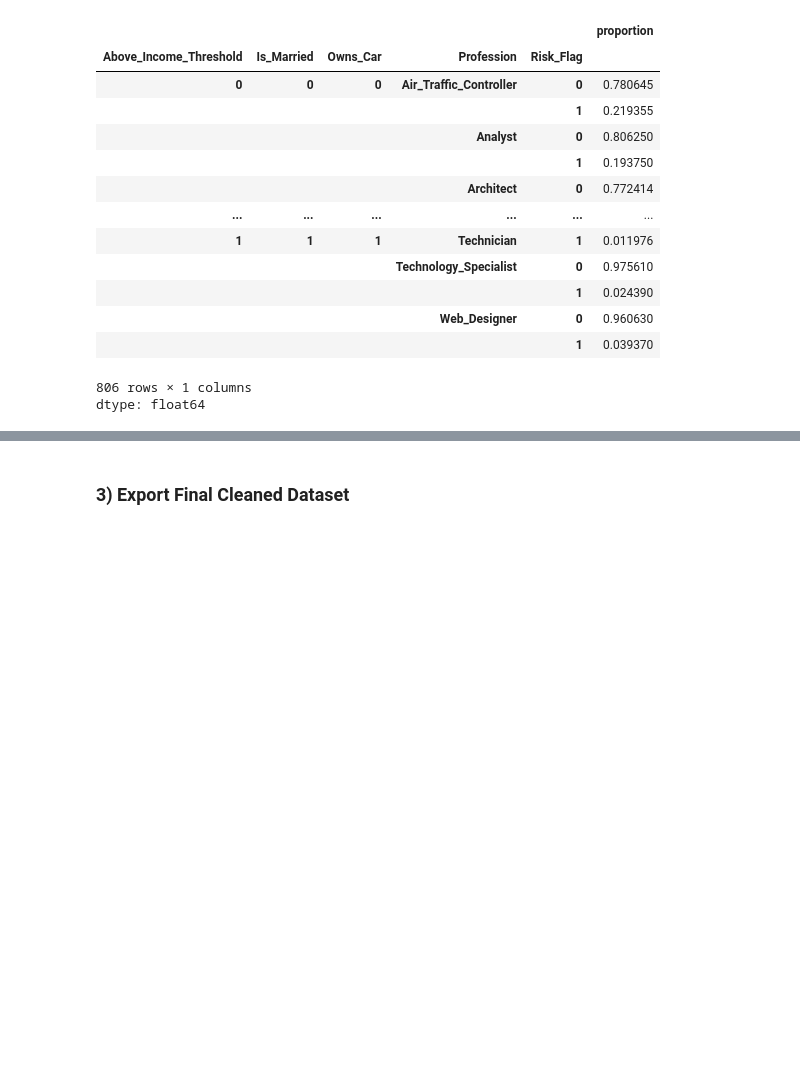
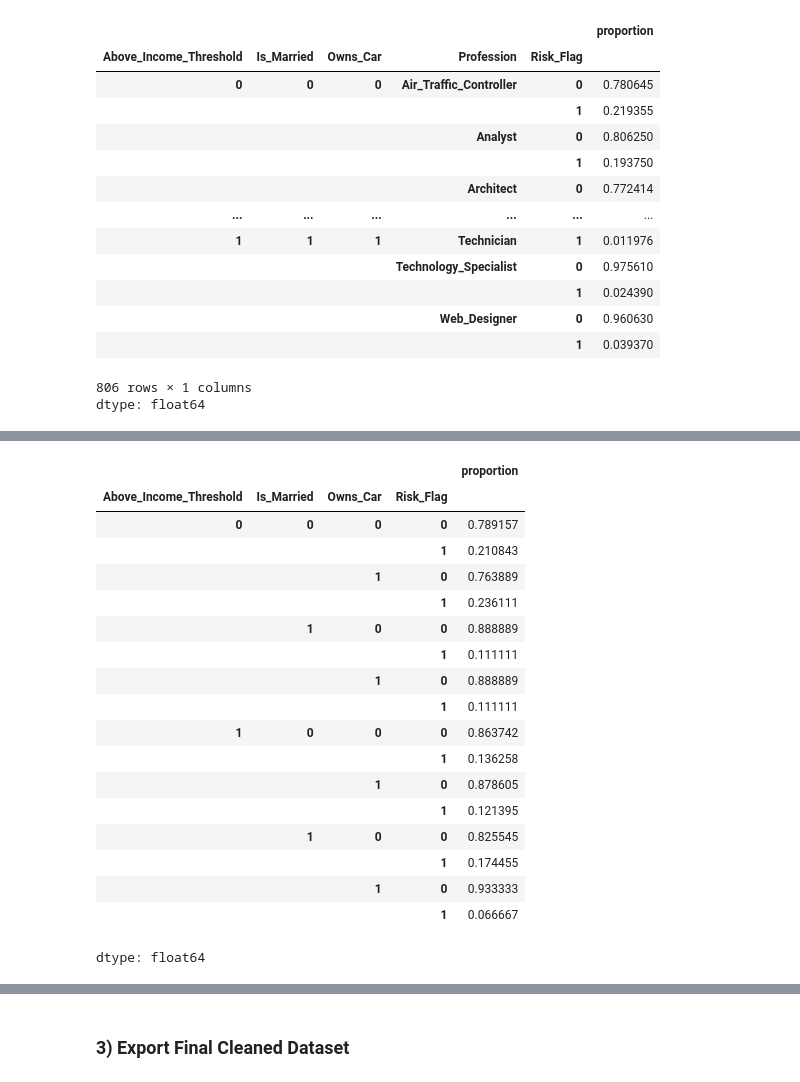
Before and after one commit to BenjaminUy/Predicting-Loan-User-Default-Risk, a Jupyter notebook: notebooks/Cleaning_&_Analysis.ipynb, the cells around one changed output, grey strips where cells are left out. Cells and saved outputs as stored; diff of their text form; code cells hidden in the pictures; blank space fills up the shorter version.

```diff
--- a/notebooks/Cleaning_&_Analysis.ipynb
+++ b/notebooks/Cleaning_&_Analysis.ipynb
@@ -711,0 +775,24 @@ KeyError: 'Risk_Flag'
+# %%
+# Let's look more closely at the loan users who are air traffic controllers
+air_traffic_group = df[df['Profession'] == 'Air_Traffic_Controller']
+air_traffic_group.groupby(['Above_Income_Threshold', 'Is_Married', 'Owns_Car'])['Risk_Flag'].value_counts(normalize=True)
+# %% [output]
+|  |  |  |  | proportion |
+| Above_Income_Threshold | Is_Married | Owns_Car | Risk_Flag |  |
+| 0 | 0 | 0 | 0 | 0.789157 |
+|  |  |  | 1 | 0.210843 |
+|  |  | 1 | 0 | 0.763889 |
+|  |  |  | 1 | 0.236111 |
+|  | 1 | 0 | 0 | 0.888889 |
+|  |  |  | 1 | 0.111111 |
+|  |  | 1 | 0 | 0.888889 |
+|  |  |  | 1 | 0.111111 |
+| 1 | 0 | 0 | 0 | 0.863742 |
+|  |  |  | 1 | 0.136258 |
+|  |  | 1 | 0 | 0.878605 |
+|  |  |  | 1 | 0.121395 |
+|  | 1 | 0 | 0 | 0.825545 |
+|  |  |  | 1 | 0.174455 |
+|  |  | 1 | 0 | 0.933333 |
+|  |  |  | 1 | 0.066667 |
+dtype: float64
```
Also changed, not shown: parts of 19 cells of this notebook.
